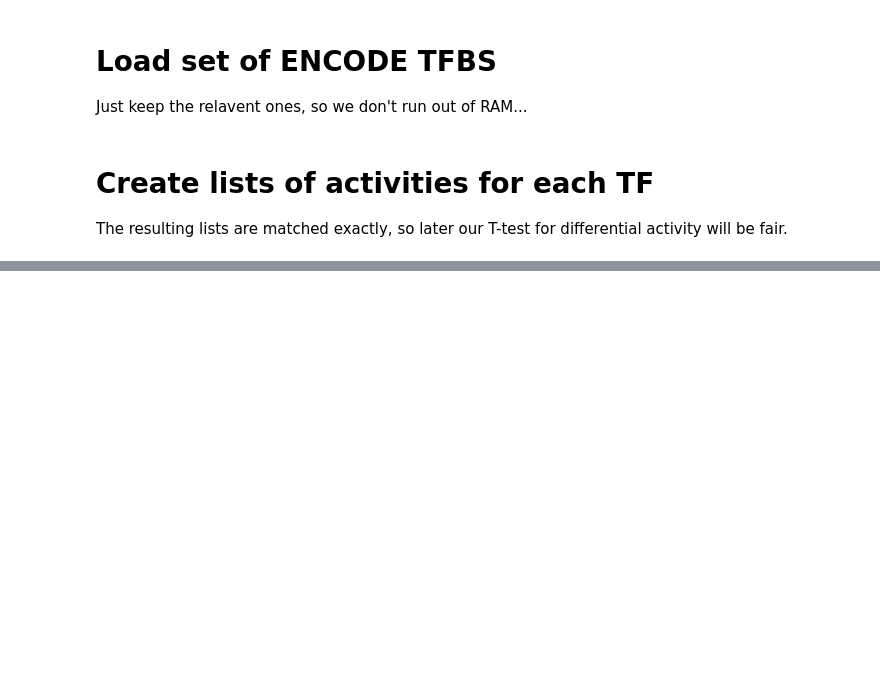
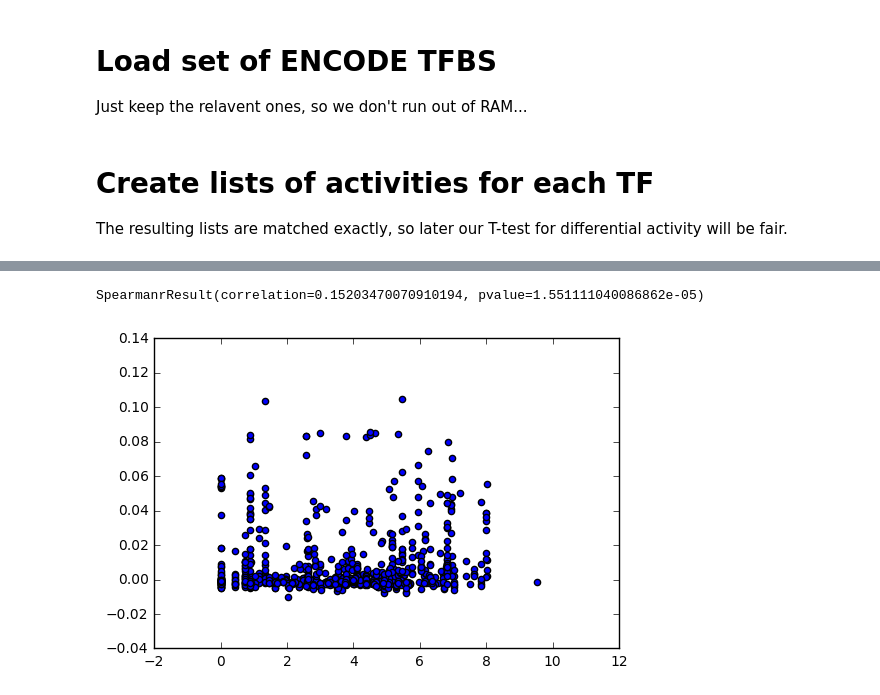
Before and after one commit to irvhsu/cs273b-project, a Jupyter notebook: notebooks/interpretation/Differentially_active_TFs.ipynb, the cells around one changed output, grey strips where cells are left out. Saved outputs shown, nothing was run; the diff lists cells and outputs as text; code cells hidden in the pictures; blank space fills up the shorter version.

```diff
--- a/notebooks/interpretation/Differentially_active_TFs.ipynb
+++ b/notebooks/interpretation/Differentially_active_TFs.ipynb
@@ -192,0 +267,6 @@ plt.show()
+# %%
+plt.scatter(f_k_e, f_k_t)
+stats.spearmanr(f_k_e, f_k_t)
+# %% [output]
+SpearmanrResult(correlation=0.15203470070910194, pvalue=1.551111040086862e-05)
+[figure, added]
```
Also changed, not shown: parts of 14 cells of this notebook.
